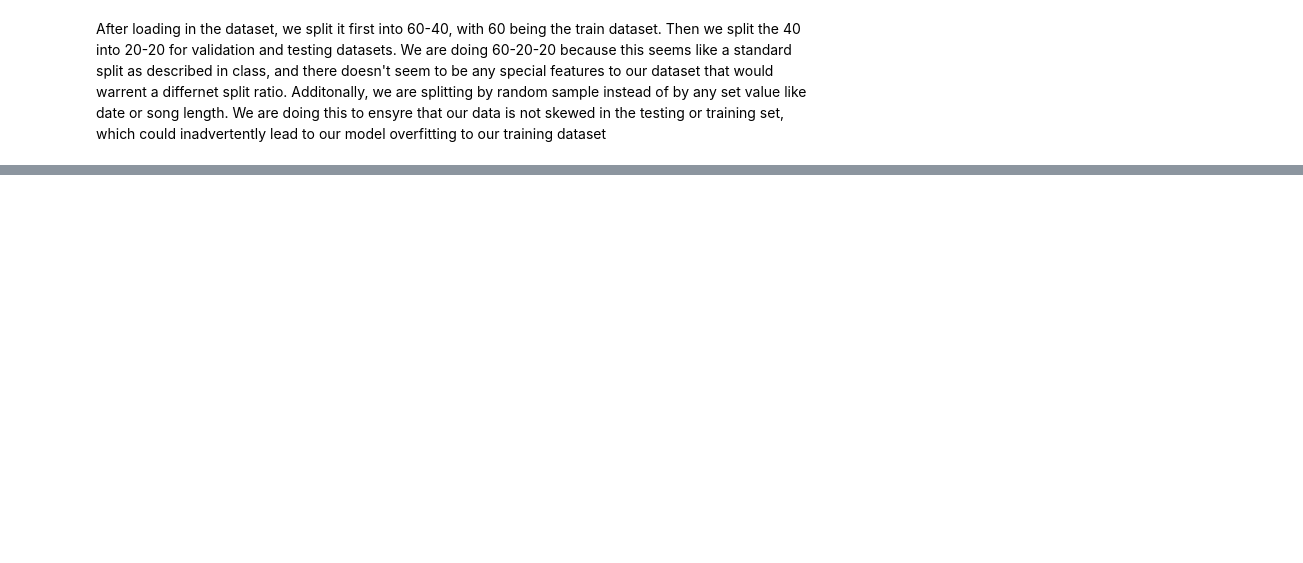
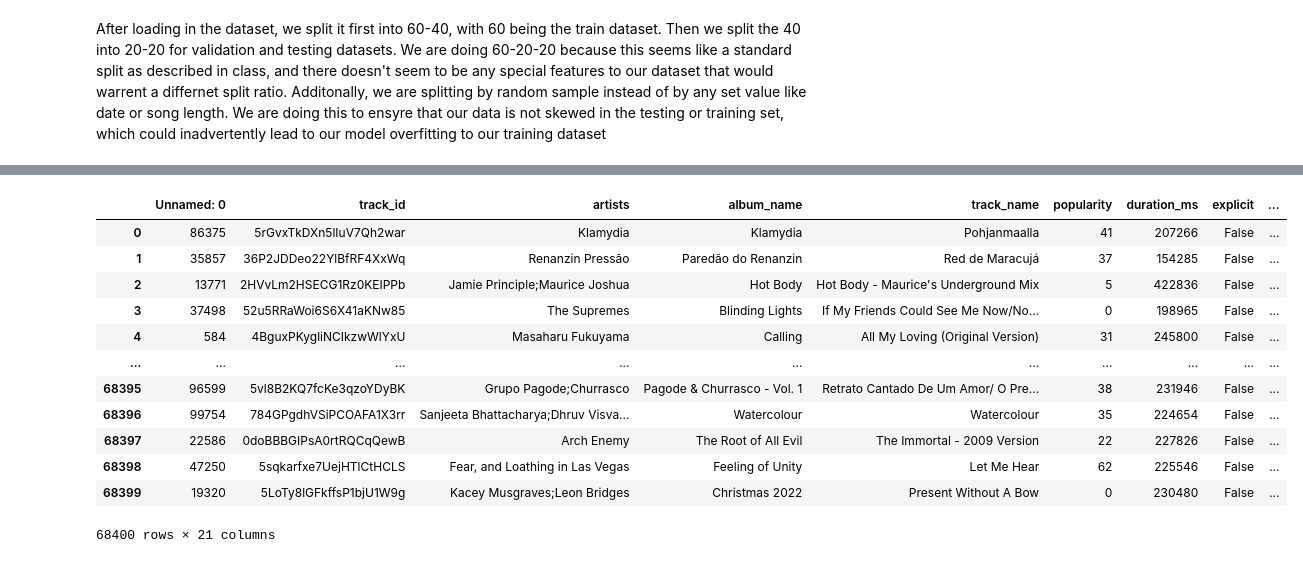
Before and after one commit to will-mccormack/CS-M148-Proj, a Jupyter notebook: DatasetSplitter.ipynb, the cells around one changed output, grey strips where cells are left out. Saved outputs shown, nothing was run; the diff lists cells and outputs as text; code cells hidden in the pictures; blank space fills up the shorter version.

```diff
--- a/DatasetSplitter.ipynb
+++ b/DatasetSplitter.ipynb
@@ -25,0 +55,17 @@ test_dataset.to_csv("test.csv", index=False)
+# %%
+train_df = pd.read_csv('train.csv', encoding='utf-8-sig')
+train_df
+# %% [output]
+|  | Unnamed: 0 | track_id | artists | album_name | track_name | popularity | duration_ms | explicit | ... |
+| 0 | 86375 | 5rGvxTkDXn5lIuV7Qh2war | Klamydia | Klamydia | Pohjanmaalla | 41 | 207266 | False | ... |
+| 1 | 35857 | 36P2JDDeo22YlBfRF4XxWq | Renanzin Pressão | Paredão do Renanzin | Red de Maracujá | 37 | 154285 | False | ... |
+| 2 | 13771 | 2HVvLm2HSECG1Rz0KEIPPb | Jamie Principle;Maurice Joshua | Hot Body | Hot Body - Maurice's Underground Mix | 5 | 422836 | False | ... |
+| 3 | 37498 | 52u5RRaWoi6S6X41aKNw85 | The Supremes | Blinding Lights | If My Friends Could See Me Now/No... | 0 | 198965 | False | ... |
+| 4 | 584 | 4BguxPKygliNCIkzwWlYxU | Masaharu Fukuyama | Calling | All My Loving (Original Version) | 31 | 245800 | False | ... |
+| ... | ... | ... | ... | ... | ... | ... | ... | ... | ... |
+| 68395 | 96599 | 5vl8B2KQ7fcKe3qzoYDyBK | Grupo Pagode;Churrasco | Pagode & Churrasco - Vol. 1 | Retrato Cantado De Um Amor/ O Pre... | 38 | 231946 | False | ... |
+| 68396 | 99754 | 784GPgdhVSiPCOAFA1X3rr | Sanjeeta Bhattacharya;Dhruv Visva... | Watercolour | Watercolour | 35 | 224654 | False | ... |
+| 68397 | 22586 | 0doBBBGIPsA0rtRQCqQewB | Arch Enemy | The Root of All Evil | The Immortal - 2009 Version | 22 | 227826 | False | ... |
+| 68398 | 47250 | 5sqkarfxe7UejHTlCtHCLS | Fear, and Loathing in Las Vegas | Feeling of Unity | Let Me Hear | 62 | 225546 | False | ... |
+| 68399 | 19320 | 5LoTy8lGFkffsP1bjU1W9g | Kacey Musgraves;Leon Bridges | Christmas 2022 | Present Without A Bow | 0 | 230480 | False | ... |
+68400 rows × 21 columns
```
Also changed, not shown: parts of 6 cells of this notebook.
